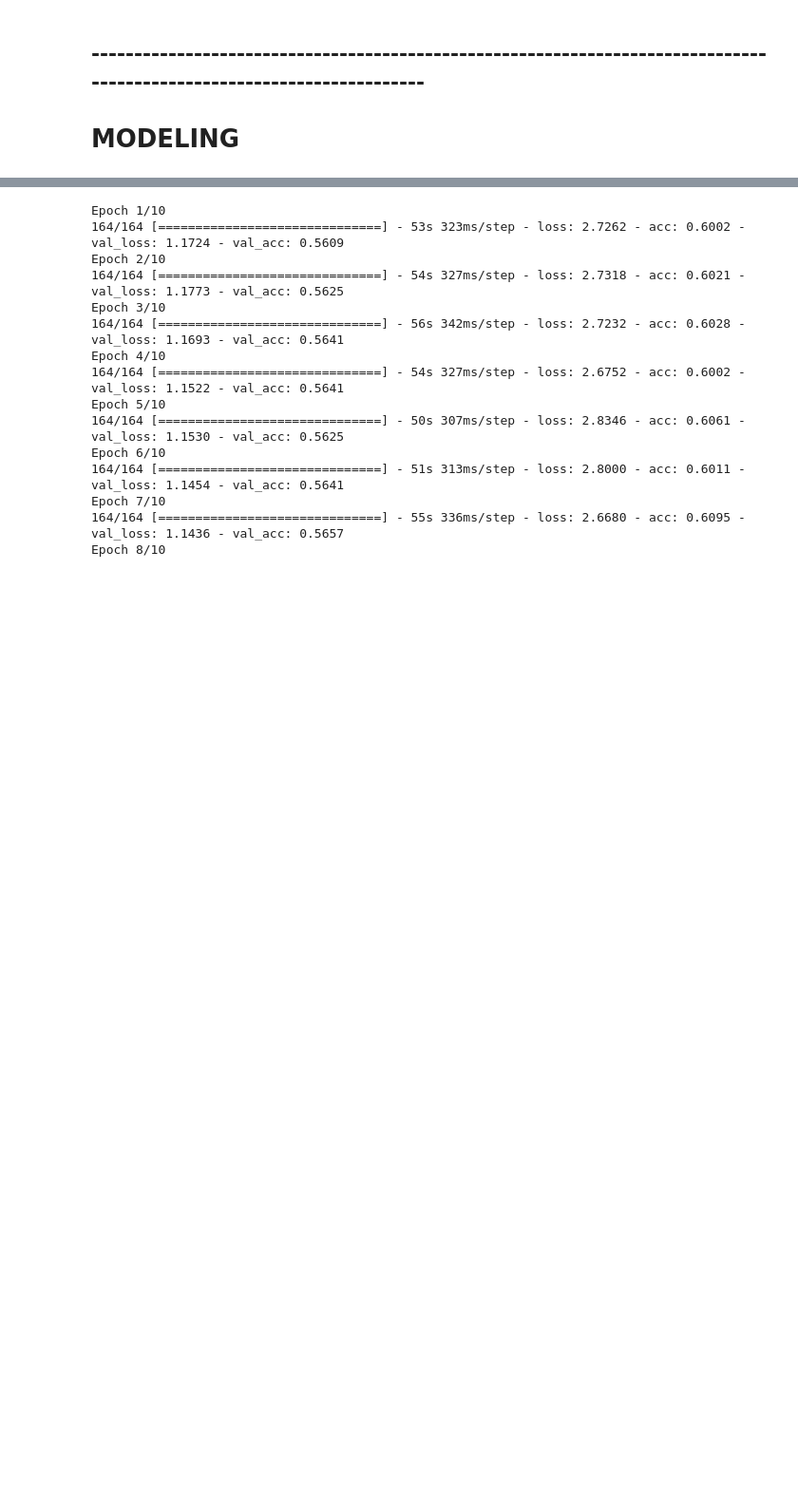
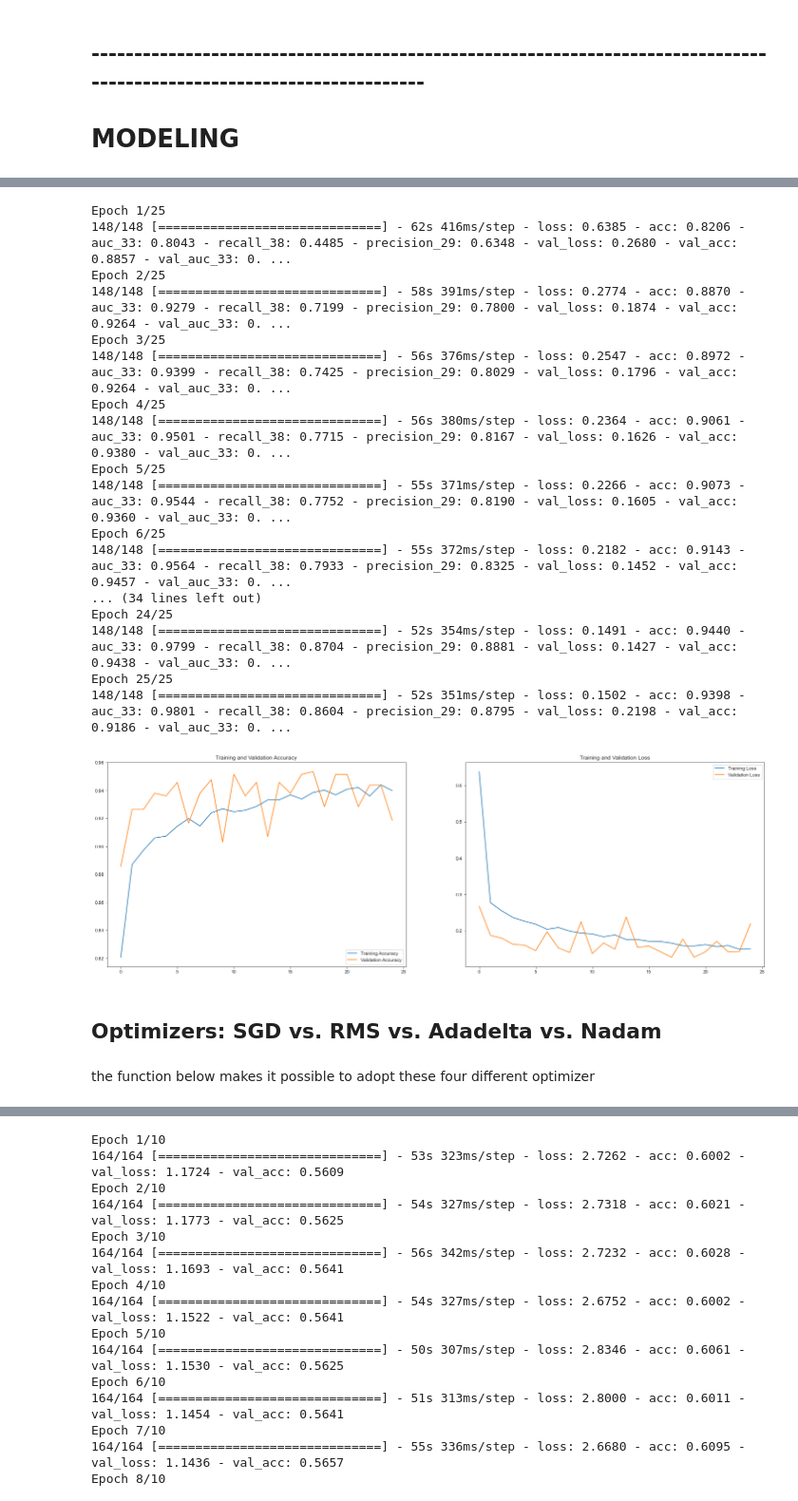
Before and after one commit to ChristosMaglaras/Image-Classification-Chest-X-Ray-analysis-to-predict-presence-of-Lung-Pathologies, a Jupyter notebook: Final Notebook.ipynb, the cells around one changed output, grey strips where cells are left out. Shown at 95% size. Drawn from its saved outputs; the diff is of its cells as text; code cells hidden in the pictures; blank space fills up the shorter version.

```diff
--- a/Final Notebook.ipynb
+++ b/Final Notebook.ipynb
@@ -204,0 +284,61 @@ Found 624 images belonging to 2 classes.
+# %%
+def layers2_model(activation = 'relu', last_activation = 'sigmoid', compiler = 'SGD', epochs = 25, batch_size = 64):
+    model=tf.keras.Sequential([
+        tf.keras.layers.Conv2D(32,(3,3), input_shape = (96,96,3), activation = 'relu'),
+        tf.keras.layers.MaxPooling2D(2,2),
+
+        tf.keras.layers.Conv2D(64,(3,3), activation = 'relu'),
+        tf.keras.layers.MaxPooling2D(2,2),
+
+        tf.keras.layers.Conv2D(128,(3,3), activation = 'relu'),
+        tf.keras.layers.MaxPooling2D(2,2),
+
+        tf.keras.layers.Conv2D(256,(3,3), activation = 'relu'),
+        tf.keras.layers.MaxPooling2D(2,2),
+
+        tf.keras.layers.Flatten(),
+        tf.keras.layers.Dense(256,activation = 'relu'),
+        tf.keras.layers.Dense(1,activation   = 'sigmoid')
+    ])
+
+    model.compile(optimizer = tf.keras.optimizers.SGD(lr       = 0.001,
+                                                      momentum = 0.01,
+                                                      nesterov = True),
+                  loss    = 'binary_crossentropy',
+                  metrics = (['acc'], [auc], [rec], [prec]))
+
+
+
+    with tf.device('/device:GPU:0'):
+        history = model.fit(train_generator,
+                            validation_data = val_generator,
+                            epochs = epochs,
+                            batch_size = batch_size,
+                            verbose = 1)
+
+    plotter(history, epochs)
+# %%
+# Lets begin with the well knows SGD for our baseline model
+# > best score     : loss: 0.5825 - acc: 0.7661 - auc_33: 0.5051 - recall_38: 0.0000e+00 - precision_29: 0.0000e+00 - val_loss: 0.7252 - val_acc: 0.5233 - val_auc_33: 0.5074 - val_recall_38: 0.0000e+00 - val_precision_29: 0.0000e+00
+# > previous score : loss: 0.5825 - acc: 0.7661 - auc_33: 0.5051 - recall_38: 0.0000e+00 - precision_29: 0.0000e+00 - val_loss: 0.7252 - val_acc: 0.5233 - val_auc_33: 0.5074 - val_recall_38: 0.0000e+00 - val_precision_29: 0.0000e+00
+# > new score      : loss: 0.1502 - acc: 0.9398 - auc_33: 0.9801 - recall_38: 0.8604     - precision_29: 0.8795     - val_loss: 0.2198 - val_acc: 0.9186 - val_auc_33: 0.9897 - val_recall_38: 0.8293     - val_precision_29: 1.0000
+layers2_model()
+# %% [output]
+Epoch 1/25
+148/148 [==============================] - 62s 416ms/step - loss: 0.6385 - acc: 0.8206 - auc_33: 0.8043 - recall_38: 0.4485 - precision_29: 0.6348 - val_loss: 0.2680 - val_acc: 0.8857 - val_auc_33: 0. ...
+Epoch 2/25
+148/148 [==============================] - 58s 391ms/step - loss: 0.2774 - acc: 0.8870 - auc_33: 0.9279 - recall_38: 0.7199 - precision_29: 0.7800 - val_loss: 0.1874 - val_acc: 0.9264 - val_auc_33: 0. ...
+Epoch 3/25
+148/148 [==============================] - 56s 376ms/step - loss: 0.2547 - acc: 0.8972 - auc_33: 0.9399 - recall_38: 0.7425 - precision_29: 0.8029 - val_loss: 0.1796 - val_acc: 0.9264 - val_auc_33: 0. ...
+Epoch 4/25
+148/148 [==============================] - 56s 380ms/step - loss: 0.2364 - acc: 0.9061 - auc_33: 0.9501 - recall_38: 0.7715 - precision_29: 0.8167 - val_loss: 0.1626 - val_acc: 0.9380 - val_auc_33: 0. ...
+Epoch 5/25
+148/148 [==============================] - 55s 371ms/step - loss: 0.2266 - acc: 0.9073 - auc_33: 0.9544 - recall_38: 0.7752 - precision_29: 0.8190 - val_loss: 0.1605 - val_acc: 0.9360 - val_auc_33: 0. ...
+Epoch 6/25
+148/148 [==============================] - 55s 372ms/step - loss: 0.2182 - acc: 0.9143 - auc_33: 0.9564 - recall_38: 0.7933 - precision_29: 0.8325 - val_loss: 0.1452 - val_acc: 0.9457 - val_auc_33: 0. ...
+... (34 lines left out)
+Epoch 24/25
+148/148 [==============================] - 52s 354ms/step - loss: 0.1491 - acc: 0.9440 - auc_33: 0.9799 - recall_38: 0.8704 - precision_29: 0.8881 - val_loss: 0.1427 - val_acc: 0.9438 - val_auc_33: 0. ...
+Epoch 25/25
+148/148 [==============================] - 52s 351ms/step - loss: 0.1502 - acc: 0.9398 - auc_33: 0.9801 - recall_38: 0.8604 - precision_29: 0.8795 - val_loss: 0.2198 - val_acc: 0.9186 - val_auc_33: 0. ...
+[figure, added]
@@ -205 +389,5 @@ Found 624 images belonging to 2 classes.
+# %% [markdown]
+## Optimizers: SGD vs. RMS vs. Adadelta vs. Nadam
+# %% [markdown]
+the function below makes it possible to adopt these four different optimizer
 # %%
```
Also changed, not shown: parts of 22 cells of this notebook.
